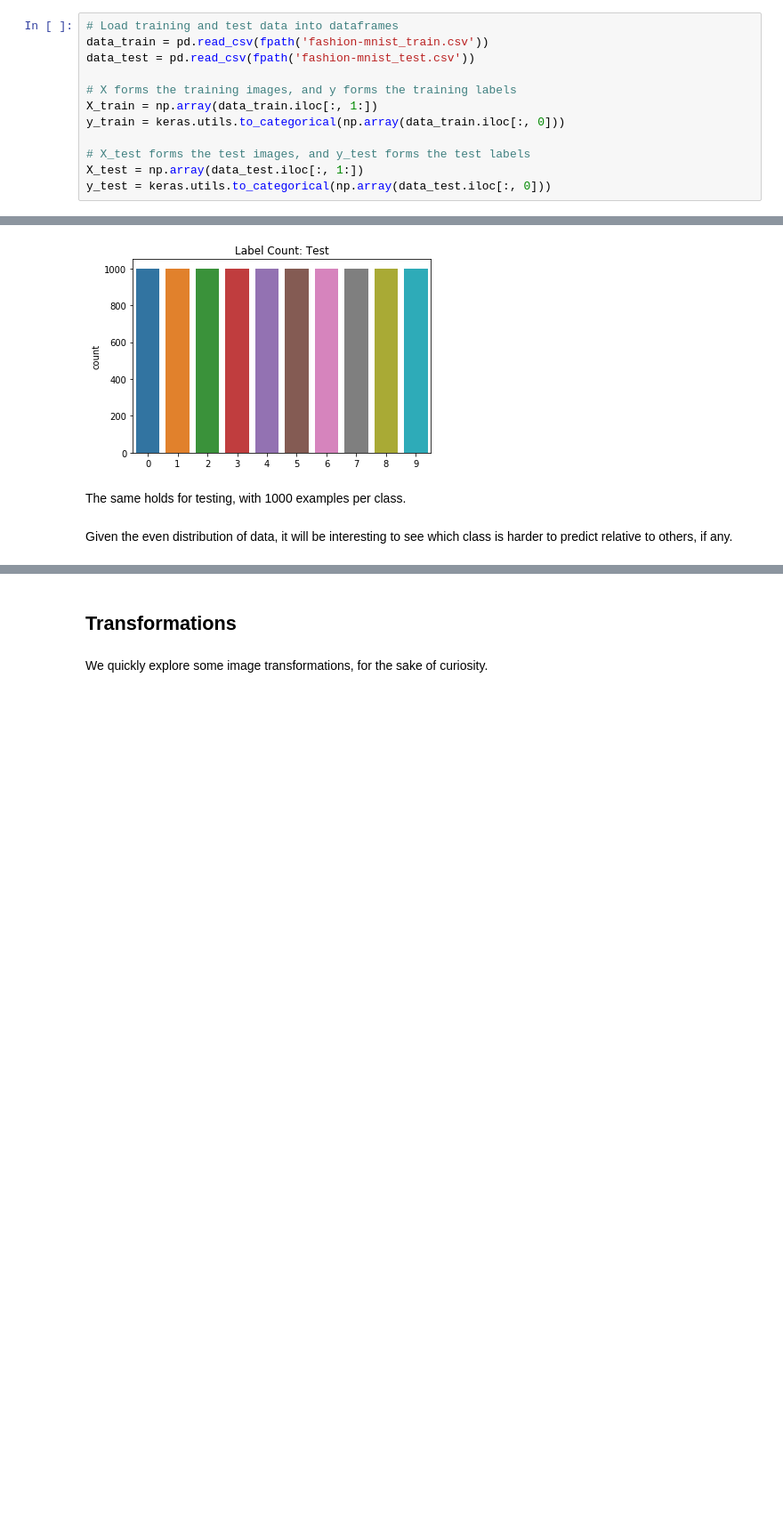
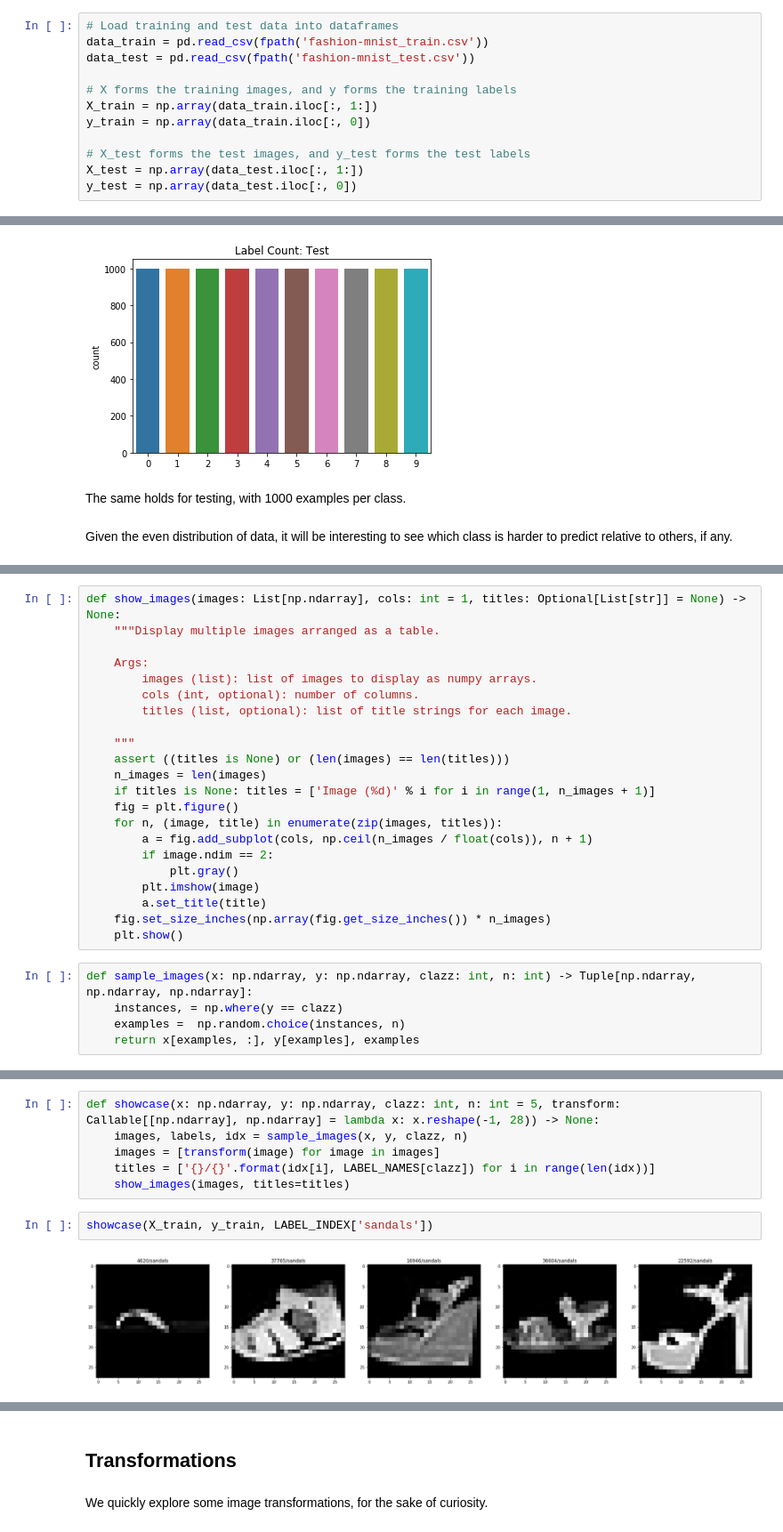
Before and after one commit to guidj/fashion-mnist, a Jupyter notebook: notebooks/x00-explore-fmnist.ipynb, the cells around one changed output, grey strips where cells are left out. Shown: that part at 89% size. Drawn from its saved outputs; the diff is of its cells as text; blank space fills up the shorter version.

```diff
--- a/notebooks/x00-explore-fmnist.ipynb
+++ b/notebooks/x00-explore-fmnist.ipynb
@@ -29,11 +38,11 @@ data_test = pd.read_csv(fpath('fashion-mnist_test.csv'))
 
 # X forms the training images, and y forms the training labels
 X_train = np.array(data_train.iloc[:, 1:])
-y_train = keras.utils.to_categorical(np.array(data_train.iloc[:, 0]))
+y_train = np.array(data_train.iloc[:, 0])
 
 # X_test forms the test images, and y_test forms the test labels
 X_test = np.array(data_test.iloc[:, 1:])
-y_test = keras.utils.to_categorical(np.array(data_test.iloc[:, 0]))
+y_test = np.array(data_test.iloc[:, 0])
 # %%
 plt.imshow(X_test[0].reshape(-1, 28), interpolation='bicubic')
 # %% [output]
@@ -64,0 +76,27 @@ Given the even distribution of data, it will be interesting to see which class i
+# %%
+def show_images(images: List[np.ndarray], cols: int = 1, titles: Optional[List[str]] = None) -> None:
+    """Display multiple images arranged as a table.
+
+    Args:
+        images (list): list of images to display as numpy arrays.
+        cols (int, optional): number of columns.
+        titles (list, optional): list of title strings for each image.
+
+    """
+    assert ((titles is None) or (len(images) == len(titles)))
+    n_images = len(images)
+    if titles is None: titles = ['Image (%d)' % i for i in range(1, n_images + 1)]
+    fig = plt.figure()
+    for n, (image, title) in enumerate(zip(images, titles)):
+        a = fig.add_subplot(cols, np.ceil(n_images / float(cols)), n + 1)
+        if image.ndim == 2:
+            plt.gray()
+        plt.imshow(image)
+        a.set_title(title)
+    fig.set_size_inches(np.array(fig.get_size_inches()) * n_images)
+    plt.show()
+# %%
+def sample_images(x: np.ndarray, y: np.ndarray, clazz: int, n: int) -> Tuple[np.ndarray, np.ndarray, np.ndarray]:
+    instances, = np.where(y == clazz)
+    examples =  np.random.choice(instances, n)
+    return x[examples, :], y[examples], examples
@@ -64,0 +113,10 @@ Given the even distribution of data, it will be interesting to see which class i
+# %%
+def showcase(x: np.ndarray, y: np.ndarray, clazz: int, n: int = 5, transform: Callable[[np.ndarray], np.ndarray] = lambda x: x.reshape(-1, 28)) -> None:
+    images, labels, idx = sample_images(x, y, clazz, n)
+    images = [transform(image) for image in images]
+    titles = ['{}/{}'.format(idx[i], LABEL_NAMES[clazz]) for i in range(len(idx))]
+    show_images(images, titles=titles)
+# %%
+showcase(X_train, y_train, LABEL_INDEX['sandals'])
+# %% [output]
+[figure, added]
```
Also changed, not shown: parts of 34 cells of this notebook, 2 other files.
